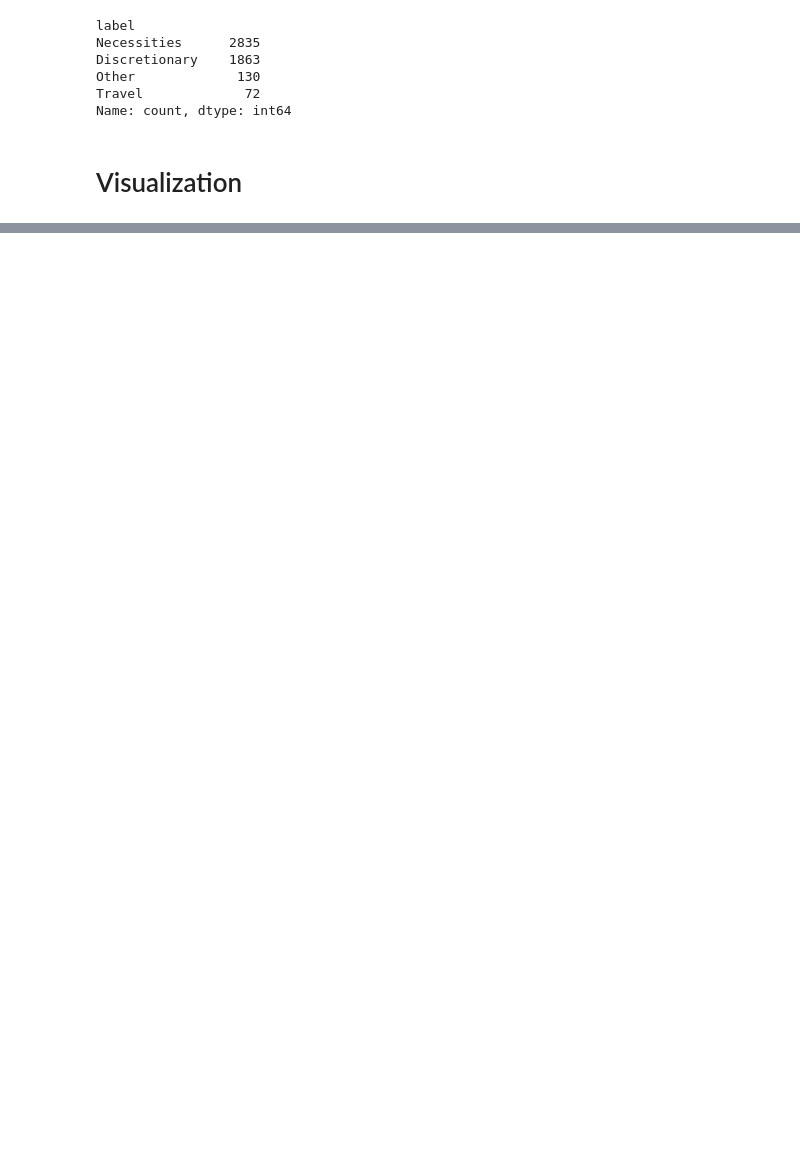
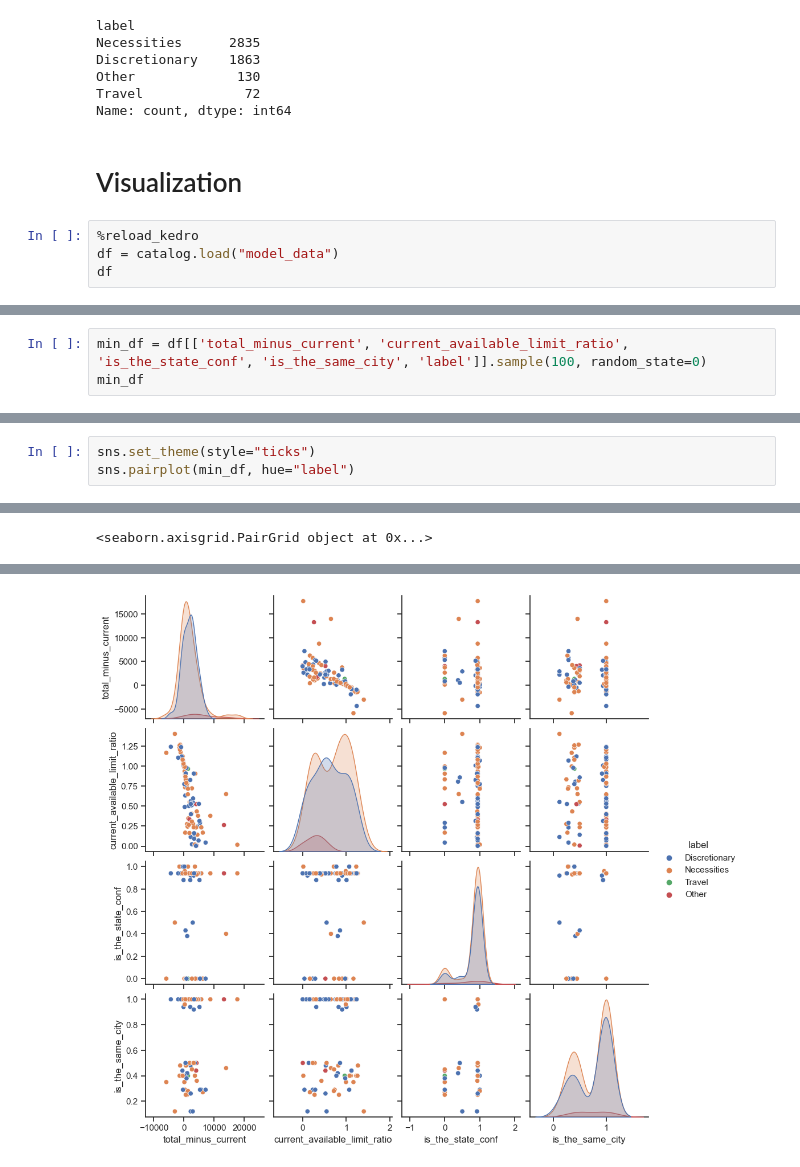
Before and after one commit to xrhd/brazilian-credit-card-spending, a Jupyter notebook: notebooks/02_Modeling.ipynb, the cells around one changed output, grey strips where cells are left out. Drawn from its saved outputs; the diff is of its cells as text; blank space fills up the shorter version.

Commit message:
refactor: add feature eng to pipeline and add visualization

```diff
--- a/notebooks/02_Modeling.ipynb
+++ b/notebooks/02_Modeling.ipynb
@@ -238,3 +249,7 @@ Travel             72
 Name: count, dtype: int64
 # %% [markdown]
 # Visualization
+# %%
+%reload_kedro
+df = catalog.load("model_data")
+df
@@ -240,0 +279,3 @@ Name: count, dtype: int64
+# %%
+min_df = df[['total_minus_current', 'current_available_limit_ratio', 'is_the_state_conf', 'is_the_same_city', 'label']].sample(100, random_state=0)
+min_df
@@ -240,0 +297,4 @@ Name: count, dtype: int64
+# %%
+sns.set_theme(style="ticks")
+sns.pairplot(min_df, hue="label")
+# %% [output]
@@ -240,0 +302 @@ Name: count, dtype: int64
+<seaborn.axisgrid.PairGrid object at 0x...>
@@ -240,0 +304 @@ Name: count, dtype: int64
+[figure, added]
```
Also changed, not shown: parts of 10 cells of this notebook, 9 other files.
